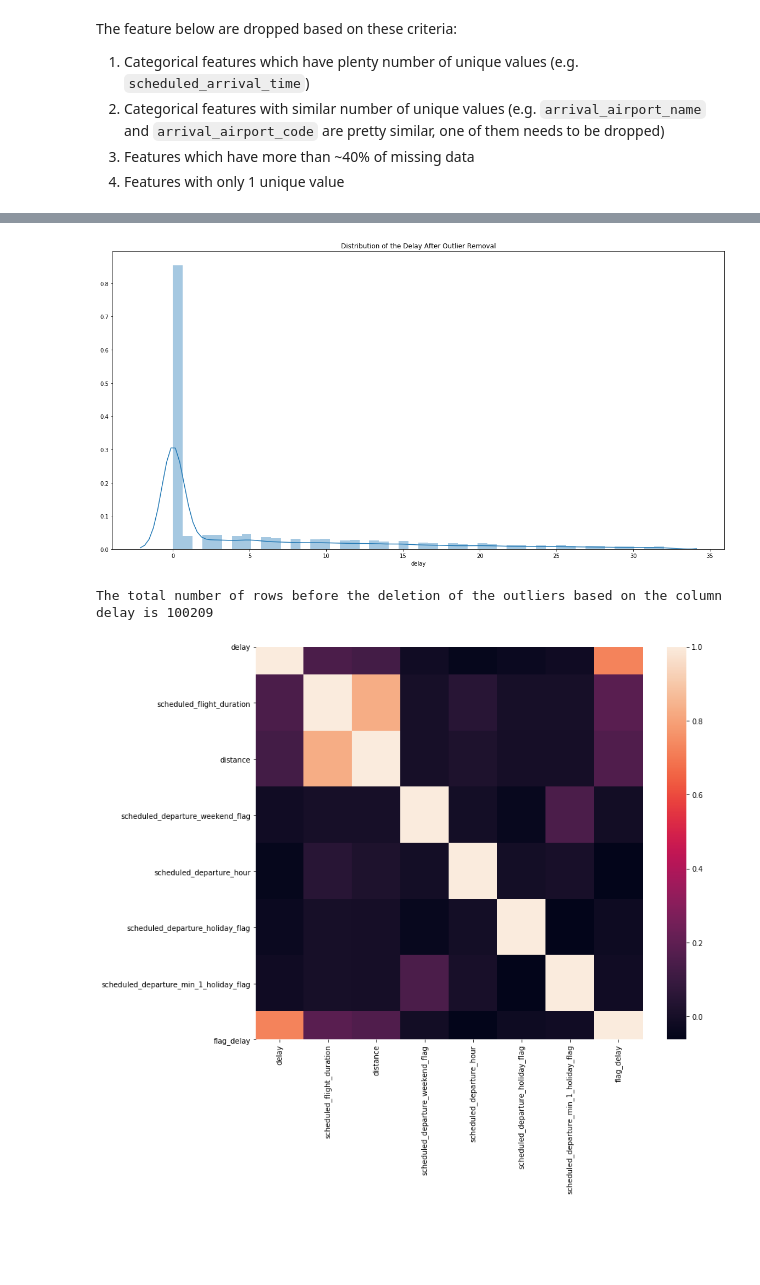
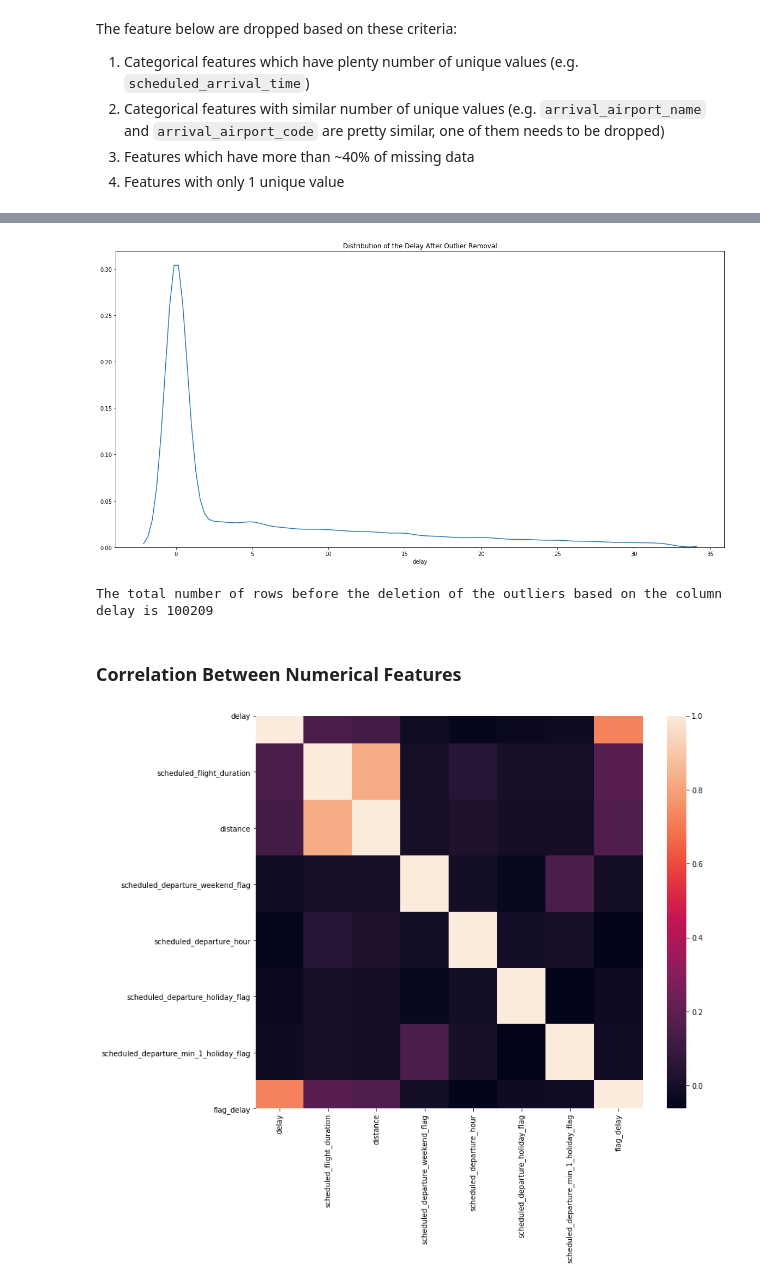
Before and after one commit to arikunco/iykra-dsa-bootcamp, a Jupyter notebook: practice_cases/Practice Case 04 - Predicting Flight Delays.ipynb, the cells around one changed output, grey strips where cells are left out. Saved outputs shown, nothing was run; the diff lists cells and outputs as text; code cells hidden in the pictures; blank space fills up the shorter version.

```diff
--- a/practice_cases/Practice Case 04 - Predicting Flight Delays.ipynb
+++ b/practice_cases/Practice Case 04 - Predicting Flight Delays.ipynb
@@ -363,0 +266,2 @@ delay_by_airline_df.sort_values(by="%_delay").head()
+# %%
+df = df.dropna()
@@ -381,15 +291,17 @@ iqr = q3 - q1
 df = df[~(df["delay"] > (q3 + 1.5 * iqr))]
 # %%
 plt.figure(figsize=[20, 10])
-sns.distplot(df["delay"])
+sns.distplot(df["delay"], hist=False)
 plt.title("Distribution of the Delay After Outlier Removal")
 plt.show()
 # %% [output]
-[figure, old version]
+[figure, new version]
 # %%
 print(f"The total number of rows before the deletion of the outliers based on the column delay is {df.shape[0]}")
 # %% [output]
 The total number of rows before the deletion of the outliers based on the column delay is 100209
+# %% [markdown]
+### Correlation Between Numerical Features
 # %%
 plt.figure(figsize=[12, 10])
 sns.heatmap(df.corr())
```
Also changed, not shown: parts of 48 cells of this notebook.
